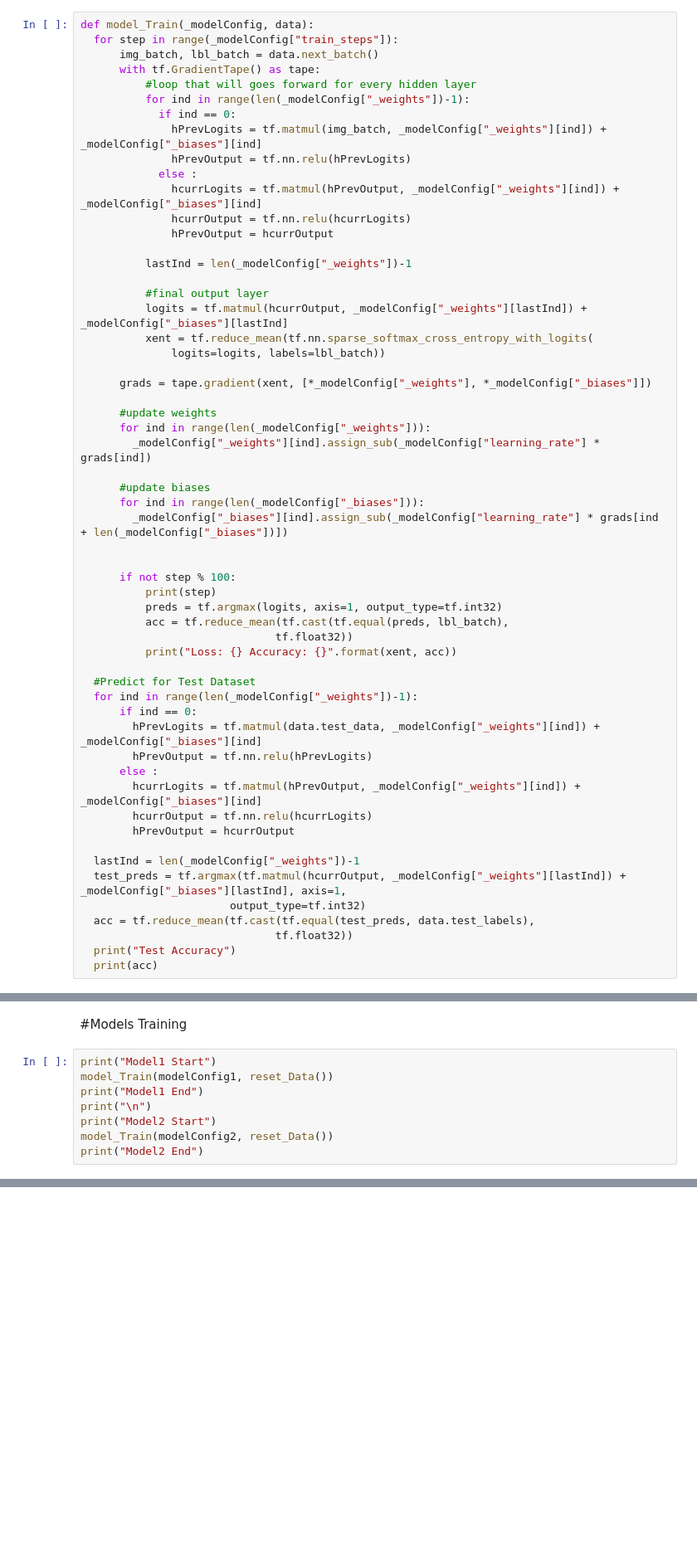
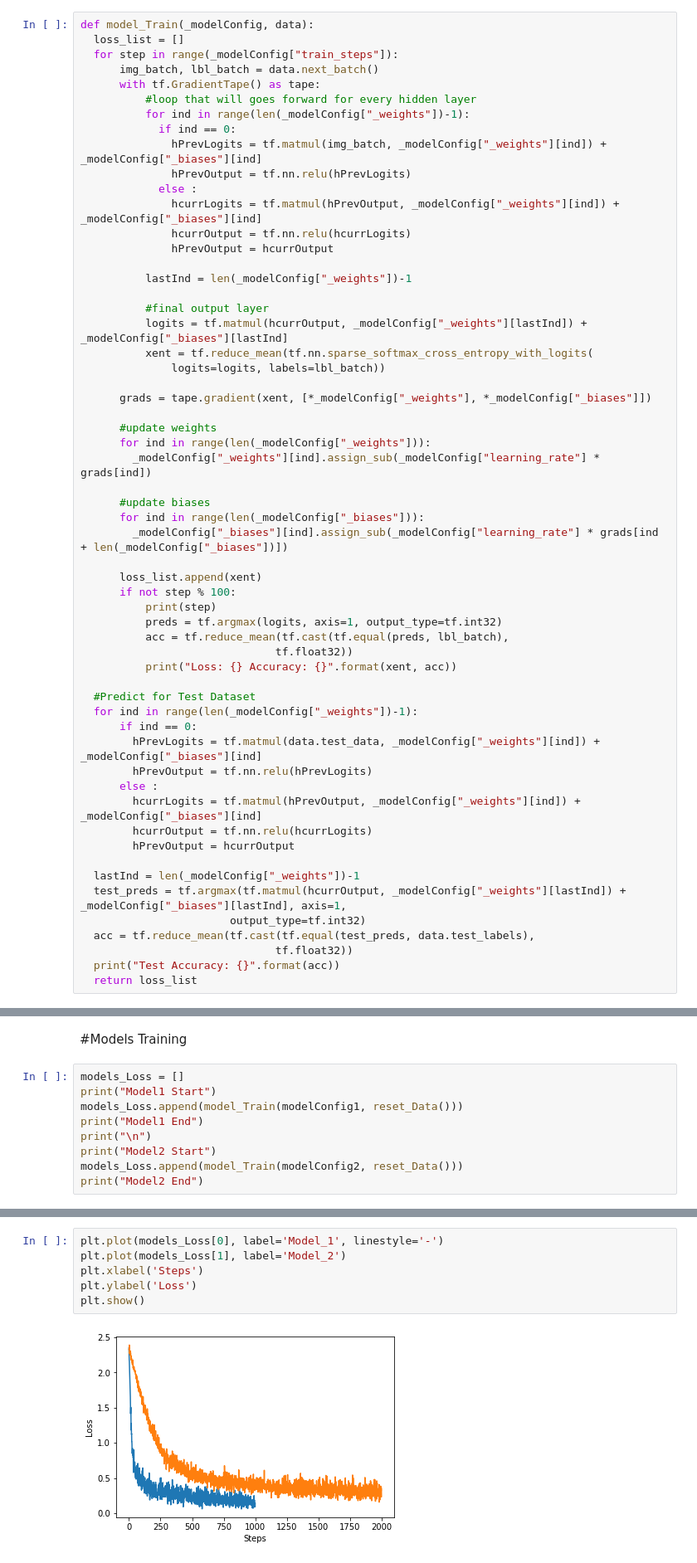
Before and after one commit to mannam95/Deep_Learning_Programming, a Jupyter notebook: Assignment1/Assignment_1_MLP.ipynb, the cells around one changed output, grey strips where cells are left out. Shown at 83% size. Cells and saved outputs as stored; diff of their text form; blank space fills up the shorter version.

```diff
--- a/Assignment1/Assignment_1_MLP.ipynb
+++ b/Assignment1/Assignment_1_MLP.ipynb
@@ -74,6 +74,7 @@ plt.imshow(test_images[121], cmap="Greys_r")
 #Define a Generic function for training which uses relu activation function
 # %%
 def model_Train(_modelConfig, data):
+  loss_list = []
   for step in range(_modelConfig["train_steps"]):
       img_batch, lbl_batch = data.next_batch()
       with tf.GradientTape() as tape:
@@ -104,7 +105,7 @@ def model_Train(_modelConfig, data):
       for ind in range(len(_modelConfig["_biases"])):
         _modelConfig["_biases"][ind].assign_sub(_modelConfig["learning_rate"] * grads[ind + len(_modelConfig["_biases"])])
 
-
+      loss_list.append(xent)
       if not step % 100:
           print(step)
           preds = tf.argmax(logits, axis=1, output_type=tf.int32)
@@ -127,8 +128,8 @@ def model_Train(_modelConfig, data):
                        output_type=tf.int32)
   acc = tf.reduce_mean(tf.cast(tf.equal(test_preds, data.test_labels),
                               tf.float32))
-  print("Test Accuracy")
-  print(acc)
+  print("Test Accuracy: {}".format(acc))
+  return loss_list
 # %% [markdown]
 #Models
 # %% [markdown]
@@ -172,12 +173,13 @@ modelConfig2 = {
 # %% [markdown]
 #Models Training
 # %%
+models_Loss = []
 print("Model1 Start")
-model_Train(modelConfig1, reset_Data())
+models_Loss.append(model_Train(modelConfig1, reset_Data()))
 print("Model1 End")
 print("\n")
 print("Model2 Start")
-model_Train(modelConfig2, reset_Data())
+models_Loss.append(model_Train(modelConfig2, reset_Data()))
 print("Model2 End")
 # %% [output]
 Model1 Start
@@ -199,0 +204,8 @@ Model2 End
+# %%
+plt.plot(models_Loss[0], label='Model_1', linestyle='-')
+plt.plot(models_Loss[1], label='Model_2')
+plt.xlabel('Steps')
+plt.ylabel('Loss')
+plt.show()
+# %% [output]
+[figure, added]
```
Also changed, not shown: parts of 3 cells of this notebook.
